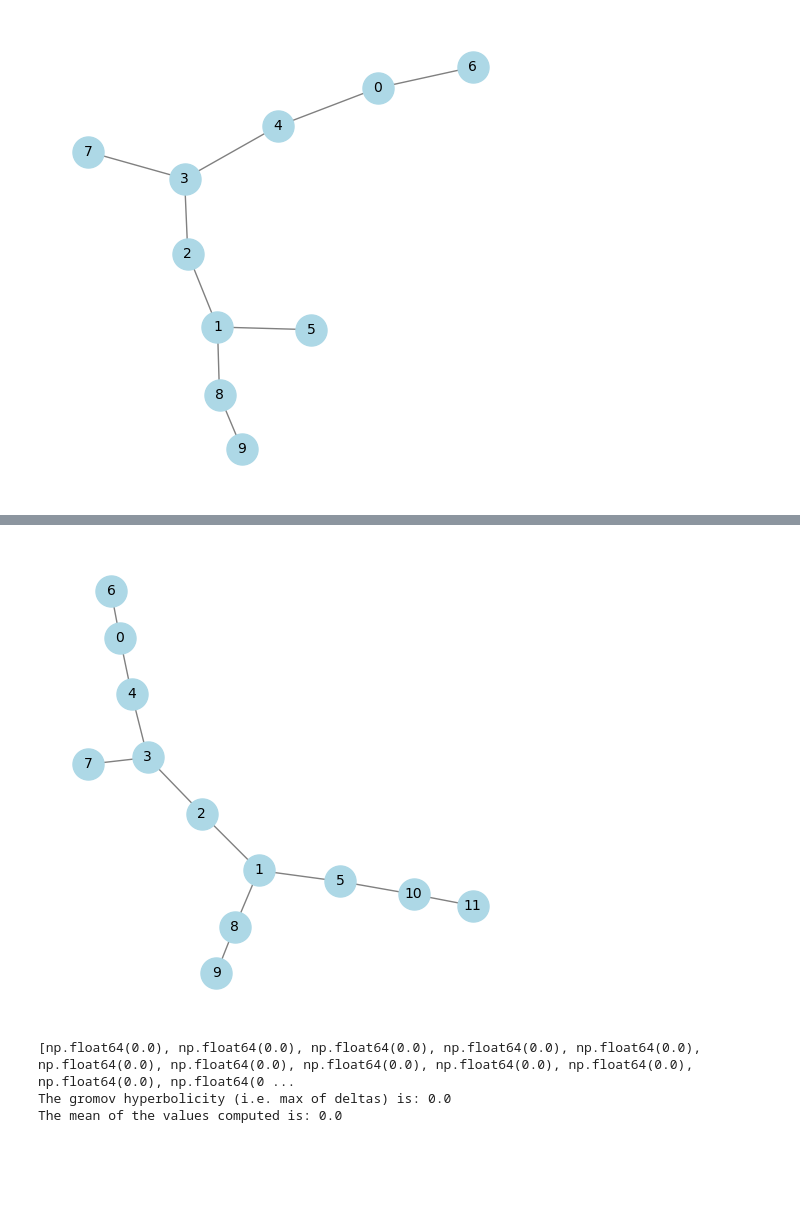
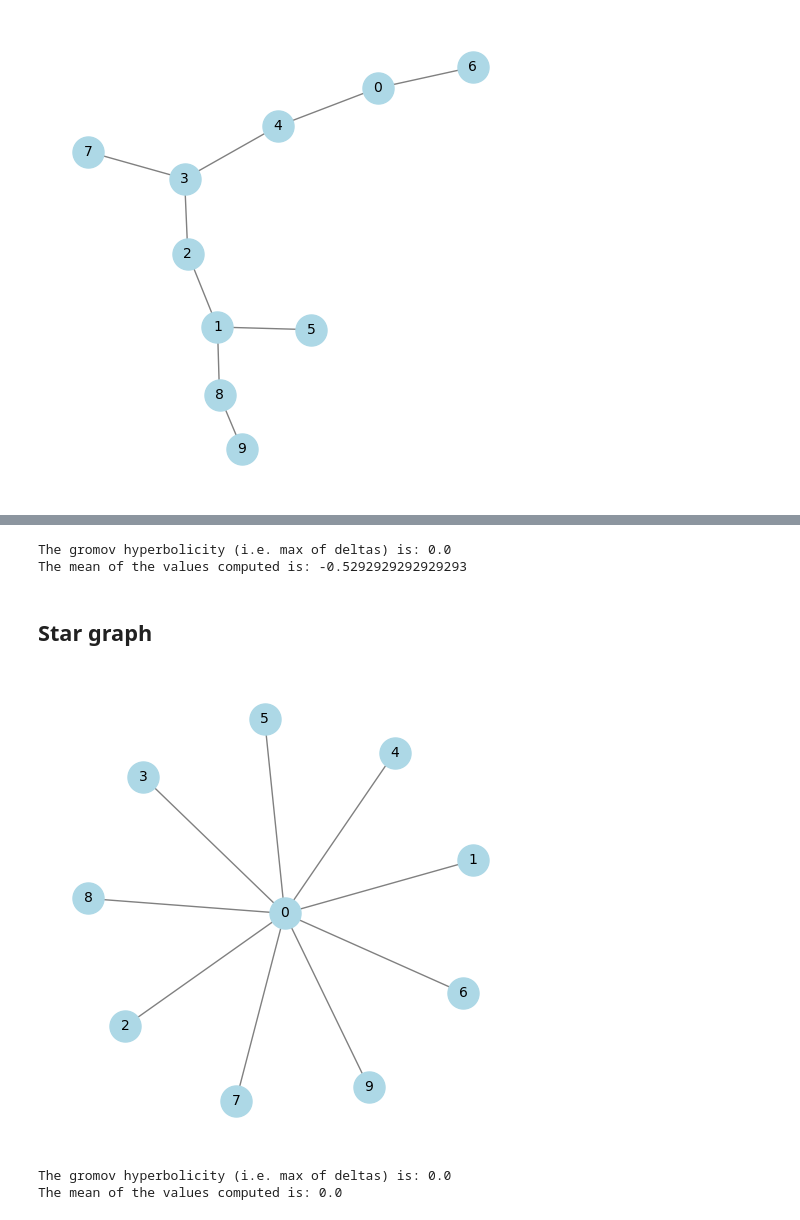
Before and after one commit to ClaudioFantasia/local_hyperbolicity_in_graphs, a Jupyter notebook: notebooks/hyperbolicity_testing.ipynb, the cells around one changed output, grey strips where cells are left out. Drawn from its saved outputs; the diff is of its cells as text; code cells hidden in the pictures; blank space fills up the shorter version.

```diff
--- a/notebooks/hyperbolicity_testing.ipynb
+++ b/notebooks/hyperbolicity_testing.ipynb
@@ -37,19 +38,26 @@ draw_graph(G, pos)
-# %%
-edges = [(5,10),(10,11)]
-G = add_edges(G,edges)
-
-pos = draw_layout(G,type='spring', pos = pos)
-
-draw_graph(G, pos)
-# %% [output]
-[figure, removed]
 # %%
 dist = compute_distance_nodes(G)
-delta_max, delta_mean = compute_gromov_hyperbolicity(dist)
+delta_max, delta_mean = compute_gromov_hyperbolicity_not_optimized(dist)
 
 print(f"The gromov hyperbolicity (i.e. max of deltas) is: {delta_max}")
 print(f"The mean of the values computed is: {delta_mean}")
 # %% [output]
-[np.float64(0.0), np.float64(0.0), np.float64(0.0), np.float64(0.0), np.float64(0.0), np.float64(0.0), np.float64(0.0), np.float64(0.0), np.float64(0.0), np.float64(0.0), np.float64(0.0), np.float64(0 ...
 The gromov hyperbolicity (i.e. max of deltas) is: 0.0
-The mean of the values computed is: 0.0
+The mean of the values computed is: -0.5292929292929293
+# %% [markdown]
+## Star graph
+# %%
+G = create_graph(type = 'star',n=10)
+
+pos = draw_layout(G, pos=None)
+draw_graph(G, pos)
+
+dist = compute_distance_nodes(G)
+delta_max, delta_mean = compute_gromov_hyperbolicity_not_optimized(dist)
+
+print(f"The gromov hyperbolicity (i.e. max of deltas) is: {delta_max}")
+print(f"The mean of the values computed is: {delta_mean}")
+# %% [output]
+[figure, added]
+The gromov hyperbolicity (i.e. max of deltas) is: 0.0
+The mean of the values computed is: 0.0
```
Also changed, not shown: parts of 26 cells of this notebook, 4 other files.
